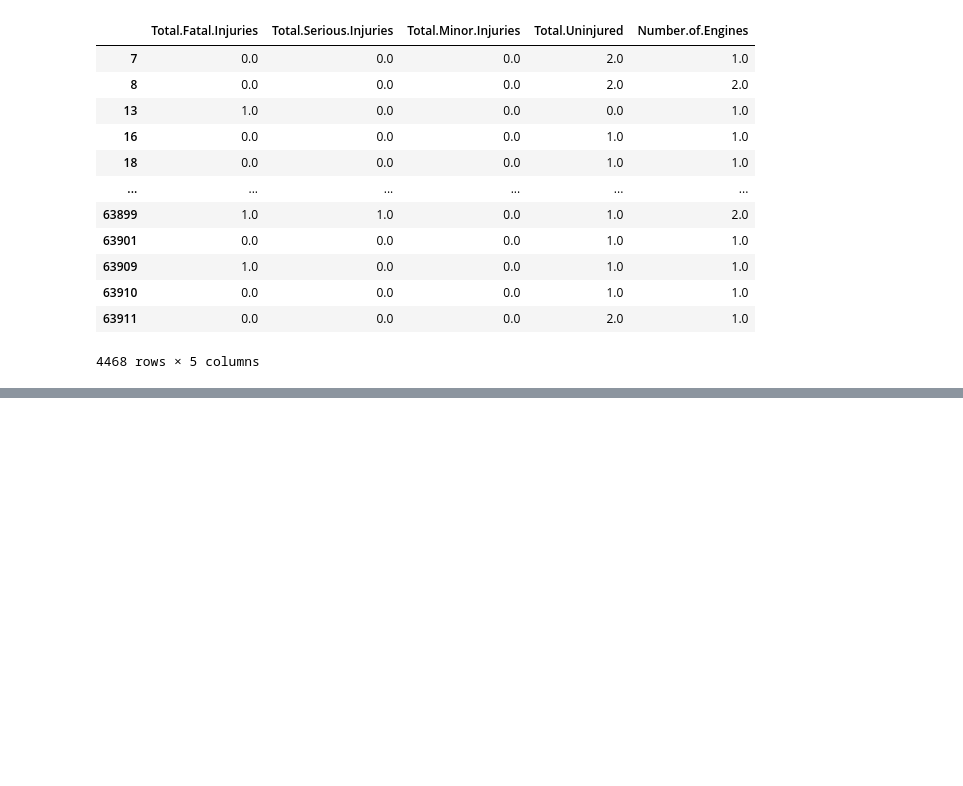
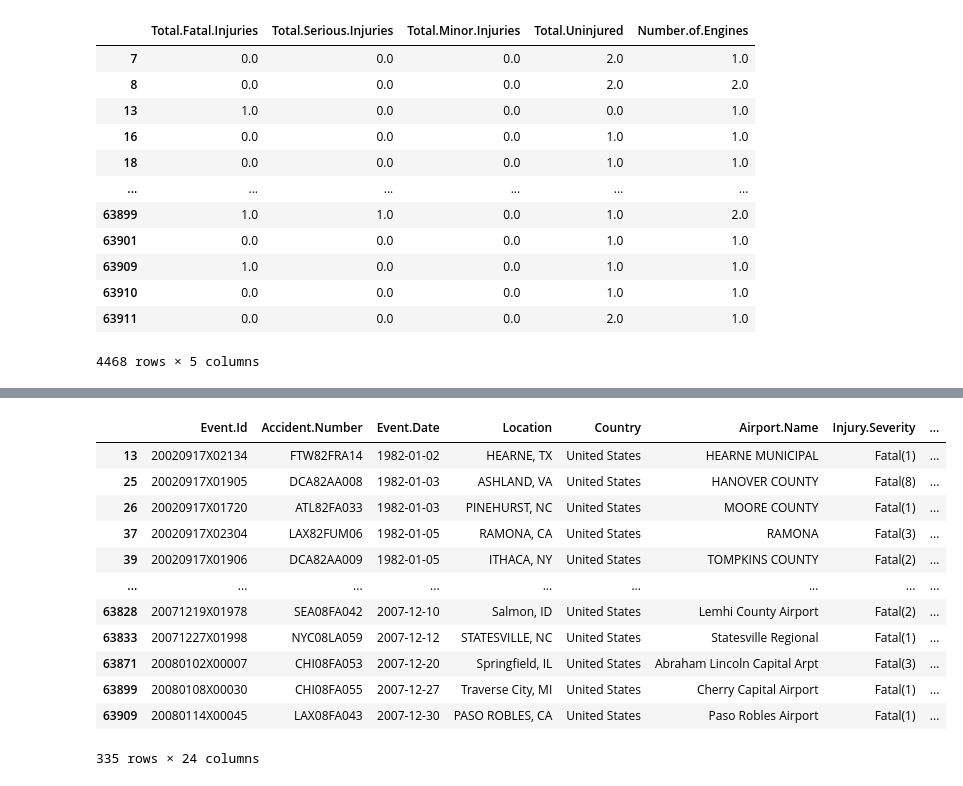
Before and after one commit to Jayrikers/dsc-phase-1-project-v3, a Jupyter notebook: student.ipynb, the cells around one changed output, grey strips where cells are left out. Drawn from its saved outputs; the diff is of its cells as text; code cells hidden in the pictures; blank space fills up the shorter version.

```diff
--- a/student.ipynb
+++ b/student.ipynb
@@ -298,0 +292,20 @@ dtype: int64
+# %%
+Q1 = df['Total.Fatal.Injuries'].quantile(0.25)
+Q3 = df['Total.Fatal.Injuries'].quantile(0.75)
+IQR = Q3 - Q1
+outliers= df[(df['Total.Fatal.Injuries']<(Q1 - 1.5 * IQR)) | (df['Total.Fatal.Injuries']>(Q3 - 1.5 * IQR))]
+outliers
+# %% [output]
+|  | Event.Id | Accident.Number | Event.Date | Location | Country | Airport.Name | Injury.Severity | ... |
+| 13 | 20020917X02134 | FTW82FRA14 | 1982-01-02 | HEARNE, TX | United States | HEARNE MUNICIPAL | Fatal(1) | ... |
+| 25 | 20020917X01905 | DCA82AA008 | 1982-01-03 | ASHLAND, VA | United States | HANOVER COUNTY | Fatal(8) | ... |
+| 26 | 20020917X01720 | ATL82FA033 | 1982-01-03 | PINEHURST, NC | United States | MOORE COUNTY | Fatal(1) | ... |
+| 37 | 20020917X02304 | LAX82FUM06 | 1982-01-05 | RAMONA, CA | United States | RAMONA | Fatal(3) | ... |
+| 39 | 20020917X01906 | DCA82AA009 | 1982-01-05 | ITHACA, NY | United States | TOMPKINS COUNTY | Fatal(2) | ... |
+| ... | ... | ... | ... | ... | ... | ... | ... | ... |
+| 63828 | 20071219X01978 | SEA08FA042 | 2007-12-10 | Salmon, ID | United States | Lemhi County Airport | Fatal(2) | ... |
+| 63833 | 20071227X01998 | NYC08LA059 | 2007-12-12 | STATESVILLE, NC | United States | Statesville Regional | Fatal(1) | ... |
+| 63871 | 20080102X00007 | CHI08FA053 | 2007-12-20 | Springfield, IL | United States | Abraham Lincoln Capital Arpt | Fatal(3) | ... |
+| 63899 | 20080108X00030 | CHI08FA055 | 2007-12-27 | Traverse City, MI | United States | Cherry Capital Airport | Fatal(1) | ... |
+| 63909 | 20080114X00045 | LAX08FA043 | 2007-12-30 | PASO ROBLES, CA | United States | Paso Robles Airport | Fatal(1) | ... |
+335 rows × 24 columns
```
Also changed, not shown: parts of 29 cells of this notebook.
